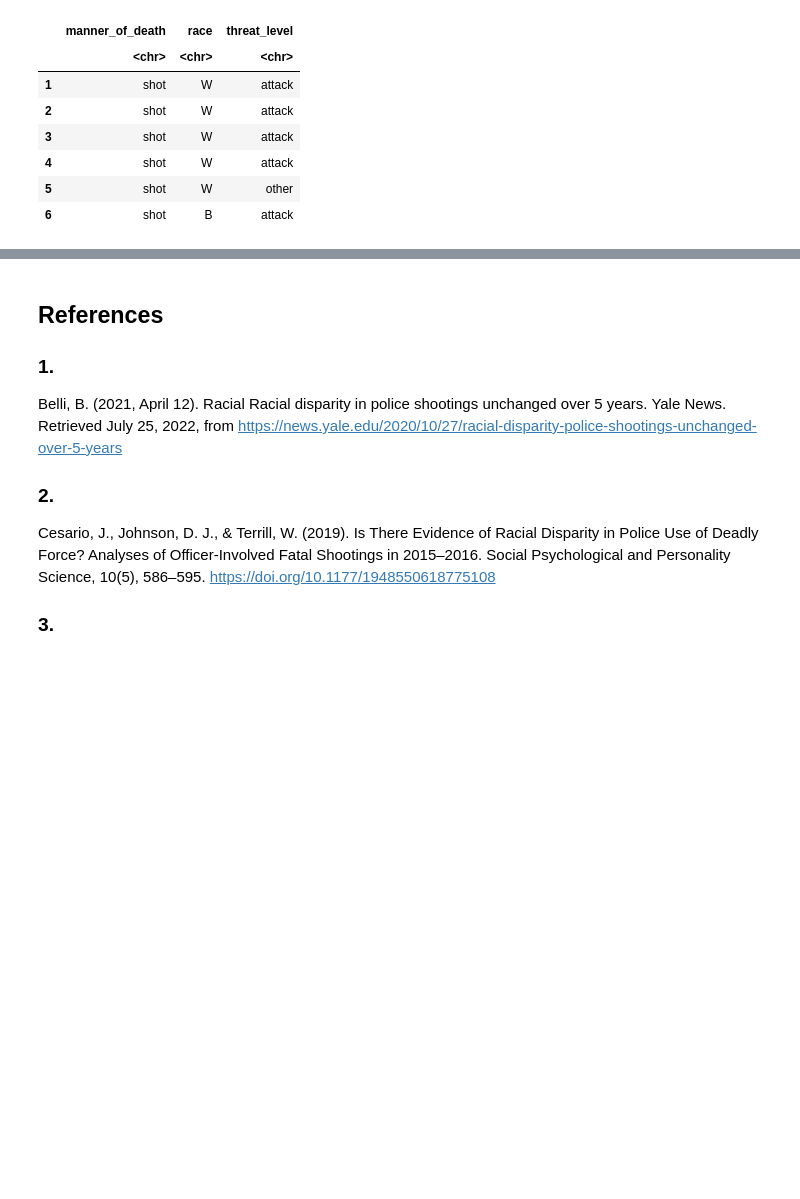
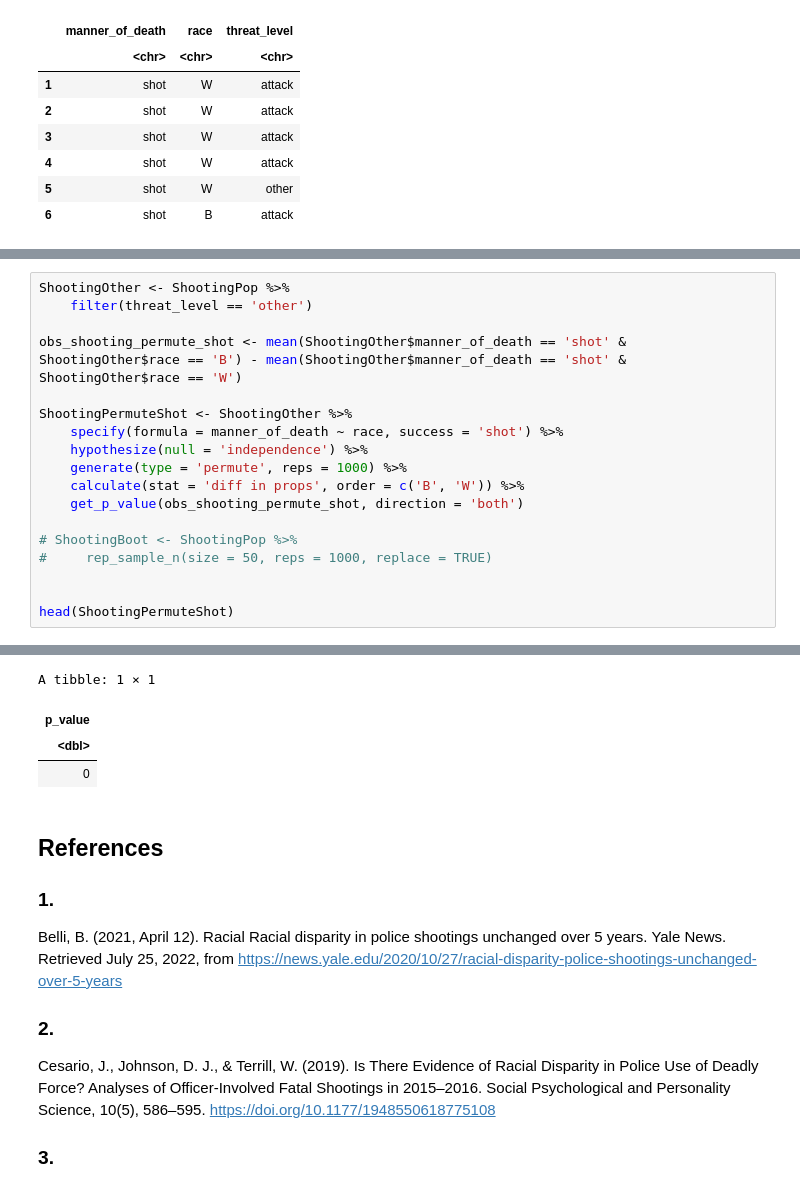
Before and after one commit to edlng/STAT201Project, a Jupyter notebook: project.ipynb, the cells around one changed output, grey strips where cells are left out. Cells and saved outputs as stored; diff of their text form; blank space fills up the shorter version.

```diff
--- a/project.ipynb
+++ b/project.ipynb
@@ -160,0 +165,19 @@ We expect to find some racial motivation behind the police shootings. Our findin
+# %%
+ShootingOther <- ShootingPop %>%
+    filter(threat_level == 'other')
+
+obs_shooting_permute_shot <- mean(ShootingOther$manner_of_death == 'shot' & ShootingOther$race == 'B') - mean(ShootingOther$manner_of_death == 'shot' & ShootingOther$race == 'W')
+
+ShootingPermuteShot <- ShootingOther %>%
+    specify(formula = manner_of_death ~ race, success = 'shot') %>%
+    hypothesize(null = 'independence') %>%
+    generate(type = 'permute', reps = 1000) %>%
+    calculate(stat = 'diff in props', order = c('B', 'W')) %>%
+    get_p_value(obs_shooting_permute_shot, direction = 'both')
+
+# ShootingBoot <- ShootingPop %>%
+#     rep_sample_n(size = 50, reps = 1000, replace = TRUE)
+
+
+head(ShootingPermuteShot)
+# %% [output]
@@ -161,3 +186,7 @@ We expect to find some racial motivation behind the police shootings. Our findin
+A tibble: 1 × 1
+| p_value |
+| <dbl> |
+| 0 |
 # %% [markdown]
 ## References
 
```
Also changed, not shown: parts of 3 cells of this notebook.
